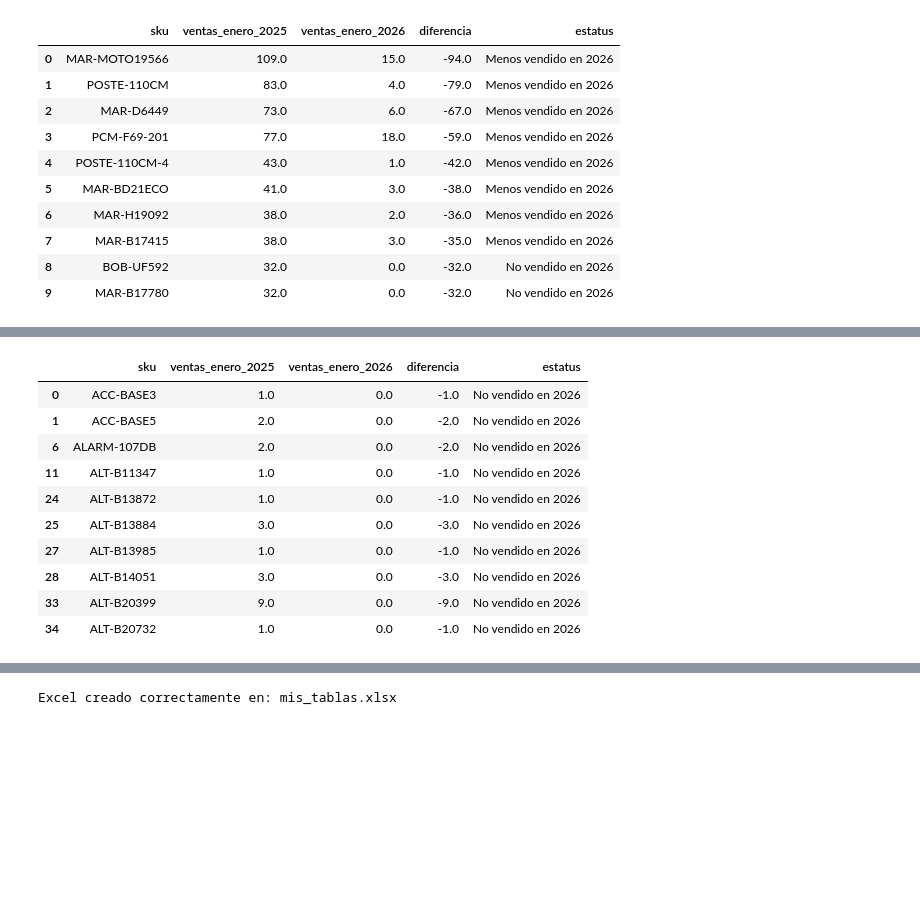
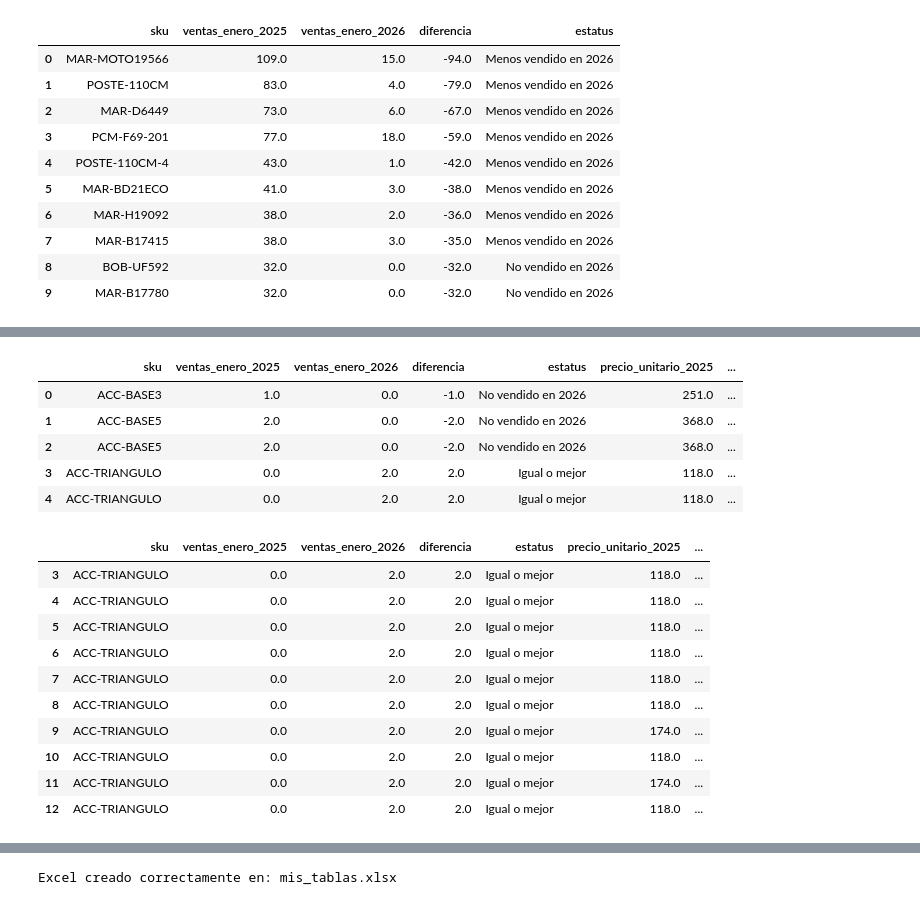
Before and after one commit to mercadolibre2-crypto/ventas-2025-vs-2026-, a Jupyter notebook: Comparacion.ipynb, the cells around one changed output, grey strips where cells are left out. Saved outputs shown, nothing was run; the diff lists cells and outputs as text; code cells hidden in the pictures; blank space fills up the shorter version.

Commit message:
tablas excel con precios

```diff
--- a/Comparacion.ipynb
+++ b/Comparacion.ipynb
@@ -580,18 +544,38 @@ tabla_menos.head(10)
-# %%
-tabla_no_vendidos = tabla_sku[
-    tabla_sku['estatus'] == 'No vendido en 2026'
-]
-
-tabla_no_vendidos.head(10)
-# %% [output]
-|  | sku | ventas_enero_2025 | ventas_enero_2026 | diferencia | estatus |
-| 0 | ACC-BASE3 | 1.0 | 0.0 | -1.0 | No vendido en 2026 |
-| 1 | ACC-BASE5 | 2.0 | 0.0 | -2.0 | No vendido en 2026 |
-| 6 | ALARM-107DB | 2.0 | 0.0 | -2.0 | No vendido en 2026 |
-| 11 | ALT-B11347 | 1.0 | 0.0 | -1.0 | No vendido en 2026 |
-| 24 | ALT-B13872 | 1.0 | 0.0 | -1.0 | No vendido en 2026 |
-| 25 | ALT-B13884 | 3.0 | 0.0 | -3.0 | No vendido en 2026 |
-| 27 | ALT-B13985 | 1.0 | 0.0 | -1.0 | No vendido en 2026 |
-| 28 | ALT-B14051 | 3.0 | 0.0 | -3.0 | No vendido en 2026 |
-| 33 | ALT-B20399 | 9.0 | 0.0 | -9.0 | No vendido en 2026 |
-| 34 | ALT-B20732 | 1.0 | 0.0 | -1.0 | No vendido en 2026 |
+# %%
+#unir columanas de precio unitario de df año_2025 y año_2026 a la tabla_sku
+tabla_sku = tabla_sku.merge(
+    año_2025[['sku', 'precio_unitario']].rename(columns={'precio_unitario': 'precio_unitario_2025'}),
+    on='sku',
+    how='left'
+)
+tabla_sku = tabla_sku.merge(
+    año_2026[['sku', 'precio_unitario']].rename(columns={'precio_unitario': 'precio_unitario_2026'}),
+    on='sku',
+    how='left'
+)
+tabla_sku.head()
+# %% [output]
+|  | sku | ventas_enero_2025 | ventas_enero_2026 | diferencia | estatus | precio_unitario_2025 | ... |
+| 0 | ACC-BASE3 | 1.0 | 0.0 | -1.0 | No vendido en 2026 | 251.0 | ... |
+| 1 | ACC-BASE5 | 2.0 | 0.0 | -2.0 | No vendido en 2026 | 368.0 | ... |
+| 2 | ACC-BASE5 | 2.0 | 0.0 | -2.0 | No vendido en 2026 | 368.0 | ... |
+| 3 | ACC-TRIANGULO | 0.0 | 2.0 | 2.0 | Igual o mejor | 118.0 | ... |
+| 4 | ACC-TRIANGULO | 0.0 | 2.0 | 2.0 | Igual o mejor | 118.0 | ... |
+# %%
+tabla_mejor = tabla_sku[
+    tabla_sku['estatus'] == 'Igual o mejor'
+]
+
+tabla_mejor.head(10)
+# %% [output]
+|  | sku | ventas_enero_2025 | ventas_enero_2026 | diferencia | estatus | precio_unitario_2025 | ... |
+| 3 | ACC-TRIANGULO | 0.0 | 2.0 | 2.0 | Igual o mejor | 118.0 | ... |
+| 4 | ACC-TRIANGULO | 0.0 | 2.0 | 2.0 | Igual o mejor | 118.0 | ... |
+| 5 | ACC-TRIANGULO | 0.0 | 2.0 | 2.0 | Igual o mejor | 118.0 | ... |
+| 6 | ACC-TRIANGULO | 0.0 | 2.0 | 2.0 | Igual o mejor | 118.0 | ... |
+| 7 | ACC-TRIANGULO | 0.0 | 2.0 | 2.0 | Igual o mejor | 118.0 | ... |
+| 8 | ACC-TRIANGULO | 0.0 | 2.0 | 2.0 | Igual o mejor | 118.0 | ... |
+| 9 | ACC-TRIANGULO | 0.0 | 2.0 | 2.0 | Igual o mejor | 174.0 | ... |
+| 10 | ACC-TRIANGULO | 0.0 | 2.0 | 2.0 | Igual o mejor | 118.0 | ... |
+| 11 | ACC-TRIANGULO | 0.0 | 2.0 | 2.0 | Igual o mejor | 174.0 | ... |
+| 12 | ACC-TRIANGULO | 0.0 | 2.0 | 2.0 | Igual o mejor | 118.0 | ... |
```
Also changed, not shown: parts of 5 cells of this notebook, 1 other file.
